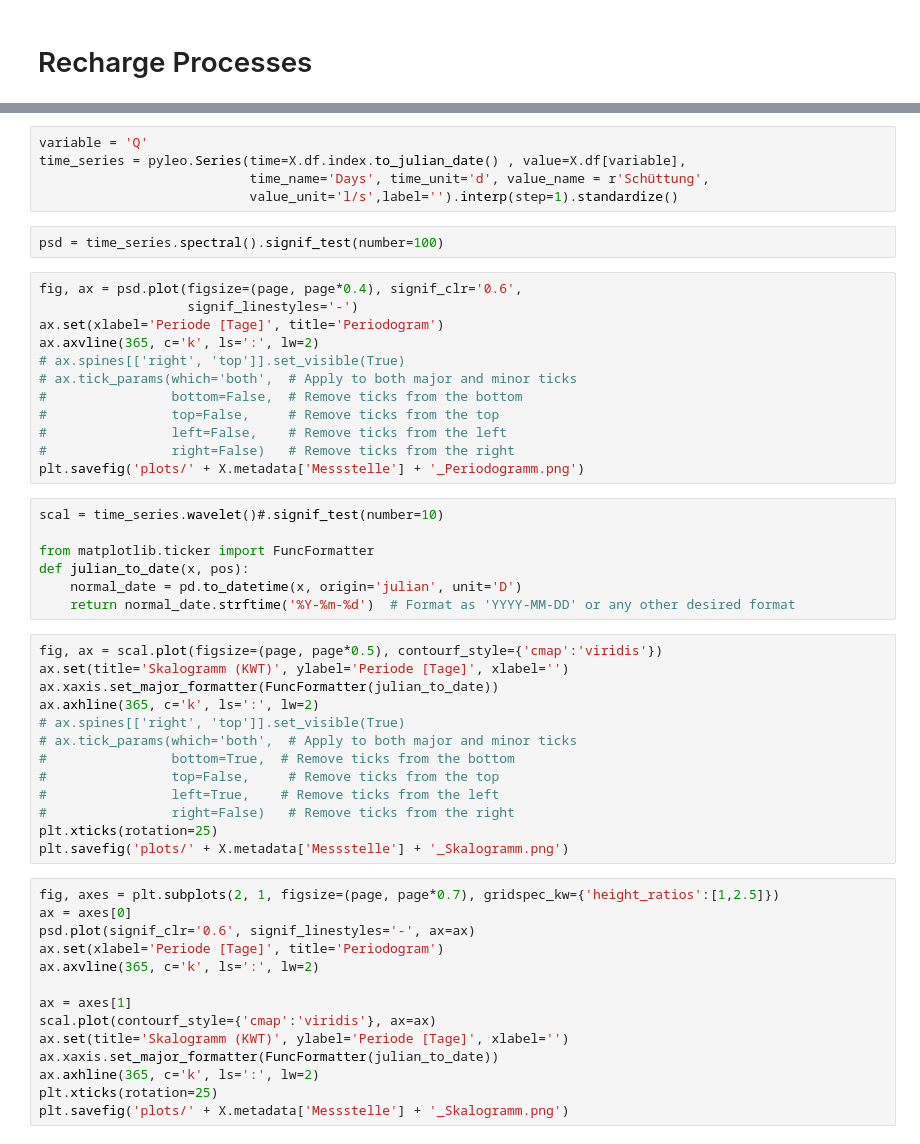
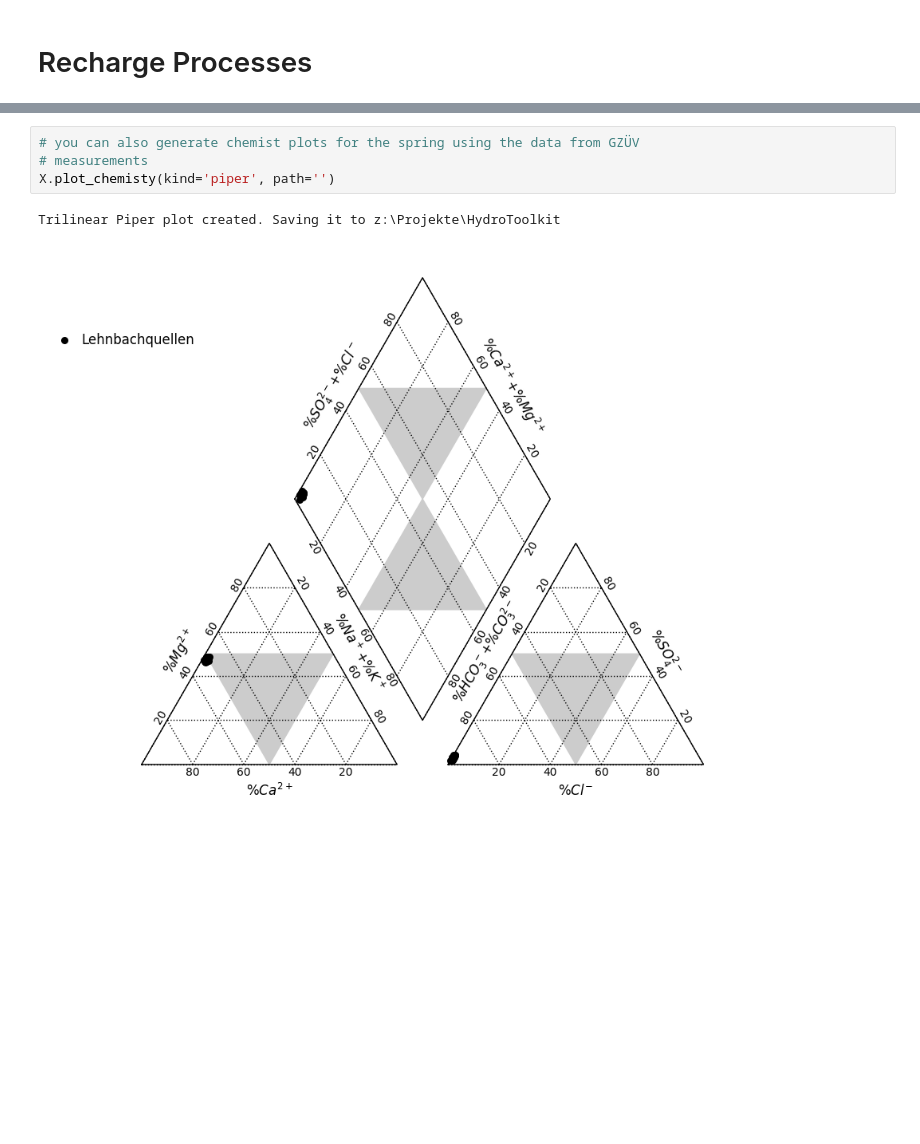
Before and after one commit to paultoechterle/HydroToolkit, a Jupyter notebook: Example_Use.ipynb, the cells around one changed output, grey strips where cells are left out. Drawn from its saved outputs; the diff is of its cells as text; blank space fills up the shorter version.

```diff
--- a/Example_Use.ipynb
+++ b/Example_Use.ipynb
@@ -244,53 +259,7 @@ fig.autofmt_xdate()
-# %%
-variable = 'Q'
-time_series = pyleo.Series(time=X.df.index.to_julian_date() , value=X.df[variable],
-                           time_name='Days', time_unit='d', value_name = r'Schüttung',
-                           value_unit='l/s',label='').interp(step=1).standardize()
-# %%
-psd = time_series.spectral().signif_test(number=100)
-# %%
-fig, ax = psd.plot(figsize=(page, page*0.4), signif_clr='0.6',
-                   signif_linestyles='-')
-ax.set(xlabel='Periode [Tage]', title='Periodogram')
-ax.axvline(365, c='k', ls=':', lw=2)
-# ax.spines[['right', 'top']].set_visible(True)
-# ax.tick_params(which='both',  # Apply to both major and minor ticks
-#                bottom=False,  # Remove ticks from the bottom
-#                top=False,     # Remove ticks from the top
-#                left=False,    # Remove ticks from the left
-#                right=False)   # Remove ticks from the right
-plt.savefig('plots/' + X.metadata['Messstelle'] + '_Periodogramm.png')
-# %%
-scal = time_series.wavelet()#.signif_test(number=10)
-
-from matplotlib.ticker import FuncFormatter
-def julian_to_date(x, pos):
-    normal_date = pd.to_datetime(x, origin='julian', unit='D')
-    return normal_date.strftime('%Y-%m-%d')  # Format as 'YYYY-MM-DD' or any other desired format
-# %%
-fig, ax = scal.plot(figsize=(page, page*0.5), contourf_style={'cmap':'viridis'})
-ax.set(title='Skalogramm (KWT)', ylabel='Periode [Tage]', xlabel='')
-ax.xaxis.set_major_formatter(FuncFormatter(julian_to_date))
-ax.axhline(365, c='k', ls=':', lw=2)
-# ax.spines[['right', 'top']].set_visible(True)
-# ax.tick_params(which='both',  # Apply to both major and minor ticks
-#                bottom=True,  # Remove ticks from the bottom
-#                top=False,     # Remove ticks from the top
-#                left=True,    # Remove ticks from the left
-#                right=False)   # Remove ticks from the right
-plt.xticks(rotation=25)
-plt.savefig('plots/' + X.metadata['Messstelle'] + '_Skalogramm.png')
-# %%
-fig, axes = plt.subplots(2, 1, figsize=(page, page*0.7), gridspec_kw={'height_ratios':[1,2.5]})
-ax = axes[0]
-psd.plot(signif_clr='0.6', signif_linestyles='-', ax=ax)
-ax.set(xlabel='Periode [Tage]', title='Periodogram')
-ax.axvline(365, c='k', ls=':', lw=2)
-
-ax = axes[1]
-scal.plot(contourf_style={'cmap':'viridis'}, ax=ax)
-ax.set(title='Skalogramm (KWT)', ylabel='Periode [Tage]', xlabel='')
-ax.xaxis.set_major_formatter(FuncFormatter(julian_to_date))
-ax.axhline(365, c='k', ls=':', lw=2)
-plt.xticks(rotation=25)
-plt.savefig('plots/' + X.metadata['Messstelle'] + '_Skalogramm.png')
+# %%
+# you can also generate chemist plots for the spring using the data from GZÜV
+# measurements
+X.plot_chemisty(kind='piper', path='')
+# %% [output]
+Trilinear Piper plot created. Saving it to z:\Projekte\HydroToolkit
+[figure, added]
```
Also changed, not shown: parts of 9 cells of this notebook.
